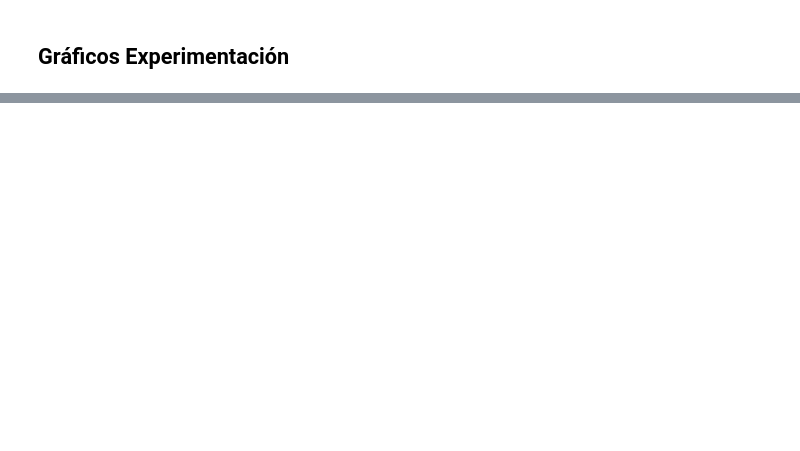
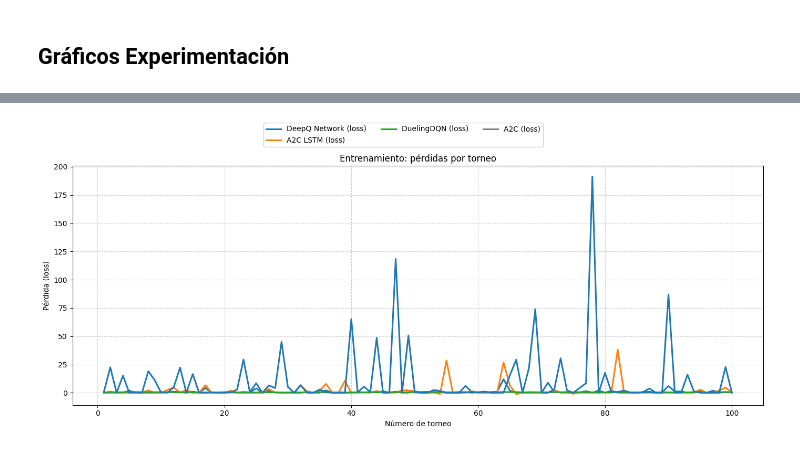
Before and after one commit to AntoCreed777/Tarea_Final_IA, a Jupyter notebook: resultados.ipynb, the cells around one changed output, grey strips where cells are left out. Saved outputs shown, nothing was run; the diff lists cells and outputs as text; code cells hidden in the pictures; blank space fills up the shorter version.

```diff
--- a/resultados.ipynb
+++ b/resultados.ipynb
@@ -354,0 +498,52 @@ promedios, acumulados, colores = plot_comparativa_estrategias(
+# %%
+# Gráfico combinado: pérdidas (DQN, A2C LSTM, DuelingDQN)
+# Todas en una sola figura con distintos colores (sin Q-Learning).
+
+from matplotlib.lines import Line2D
+
+def plot_combinado_entrenamiento(
+    data_perdida,
+    titulo: str = 'Entrenamiento: pérdidas por torneo'
+):
+    """
+    Dibuja en una sola figura:
+    - Tres series de pérdida promedio por torneo (eje Y de pérdidas):
+      DeepQNetwork, A2C LSTM, DuelingDQN
+
+    Parámetros
+    ----------
+    data_perdida : List[Tuple[pd.DataFrame, str]]
+        Lista con tuples (df, nombre) para pérdidas. El df debe tener columnas: 'n_torneo', 'perdida'.
+    titulo : str
+        Título de la figura.
+    """
+    # Colores consistentes
+    colores = {
+        'DeepQ Network': '#1f77b4',   # azul
+        'A2C LSTM': '#ff7f0e',        # naranja
+        'DuelingDQN': '#2ca02c',      # verde
+    }
+
+    fig, ax_loss = plt.subplots(figsize=(14, 6))
+    ax_loss.set_title(titulo)
+    ax_loss.set_xlabel('Número de torneo')
+    ax_loss.set_ylabel('Pérdida (loss)')
+
+    # Plot pérdidas
+    handles = []
+    for df, nombre in data_perdida:
+        prom = df.groupby('n_torneo')['perdida'].mean().reset_index()
+        color = colores.get(nombre, None)
+        line, = ax_loss.plot(prom['n_torneo'], prom['perdida'], label=f'{nombre} (loss)',
+                             color=color, linewidth=2.2)
+        handles.append(Line2D([0], [0], color=color or 'gray', lw=2.2, label=f'{nombre} (loss)'))
+
+    ax_loss.grid(True, linestyle='--', alpha=0.6)
+    fig.legend(handles=handles, loc='upper center', ncol=3, frameon=True, framealpha=0.9)
+    fig.tight_layout(rect=[0, 0, 1, 0.92])
+    plt.show()
+
+# Ejecutar gráfico combinado con las 3 series de pérdida
+plot_combinado_entrenamiento(data_entrenamiento_perdida)
+# %% [output]
+[figure, added]
```
Also changed, not shown: parts of 13 cells of this notebook, 45 other files.
